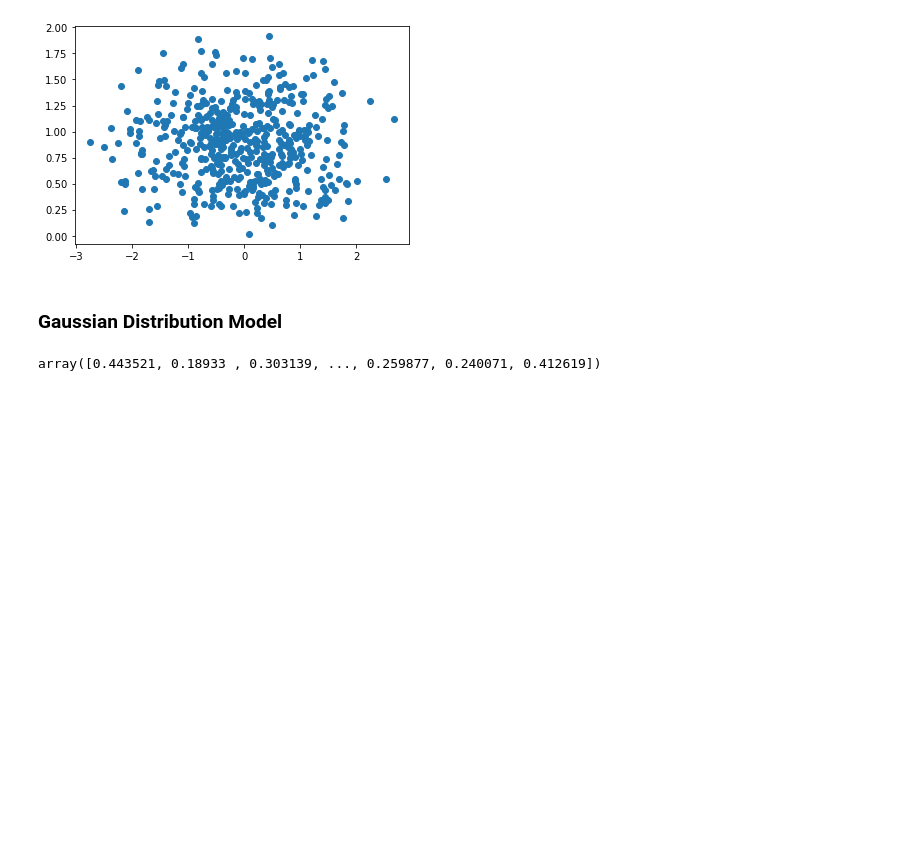
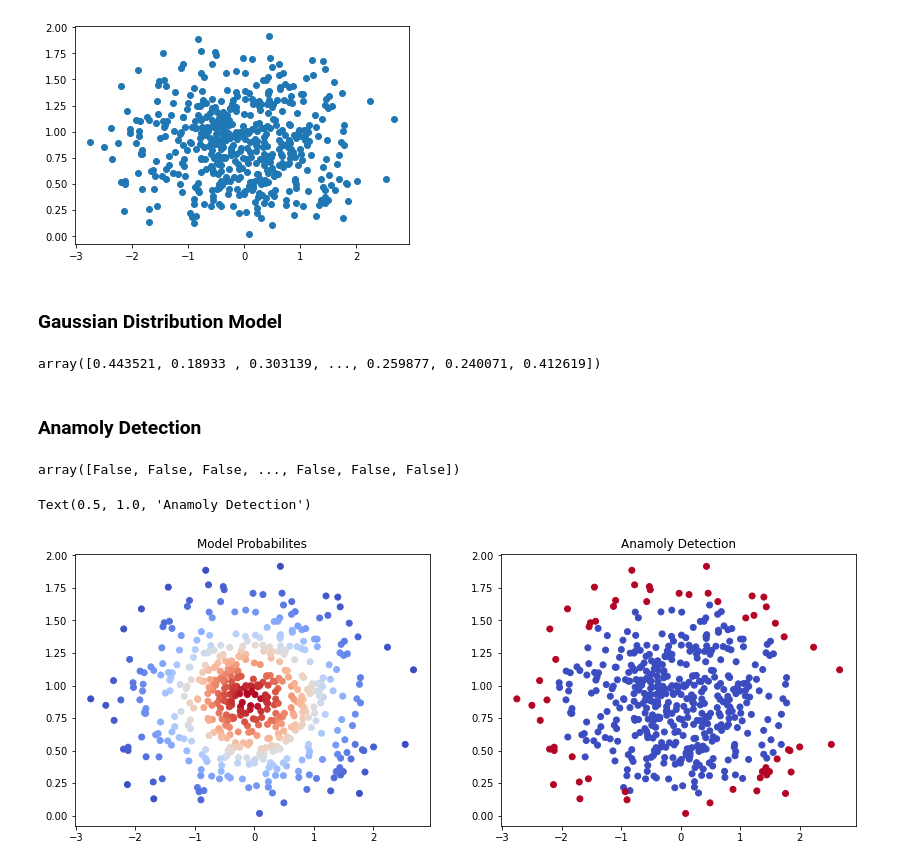
Before and after one commit to Suraj1199/DLfromScratch, a Jupyter notebook: Anamoly_Detection_using_Gaussian_Distribution.ipynb, the cells around one changed output. Drawn from its saved outputs; the diff is of its cells as text; code cells hidden in the pictures; blank space fills up the shorter version.

Commit message:
Define Anamoly Detection

```diff
--- a/Anamoly_Detection_using_Gaussian_Distribution.ipynb
+++ b/Anamoly_Detection_using_Gaussian_Distribution.ipynb
@@ -66,3 +66,22 @@ probs = p1 * p2
 probs
 # %% [output]
 array([0.443521, 0.18933 , 0.303139, ..., 0.259877, 0.240071, 0.412619])
+# %% [markdown]
+### Anamoly Detection
+# %%
+epsilon = 0.05
+anamolies = probs < epsilon
+anamolies
+# %% [output]
+array([False, False, False, ..., False, False, False])
+# %%
+fig = plt.figure(figsize=(14, 5))
+plt.subplot(121)
+plt.scatter(x1, x2, c=probs, cmap='coolwarm')
+plt.title('Model Probabilites')
+plt.subplot(122)
+plt.scatter(x1, x2, c=anamolies, cmap='coolwarm')
+plt.title('Anamoly Detection')
+# %% [output]
+Text(0.5, 1.0, 'Anamoly Detection')
+[figure, added]
```
